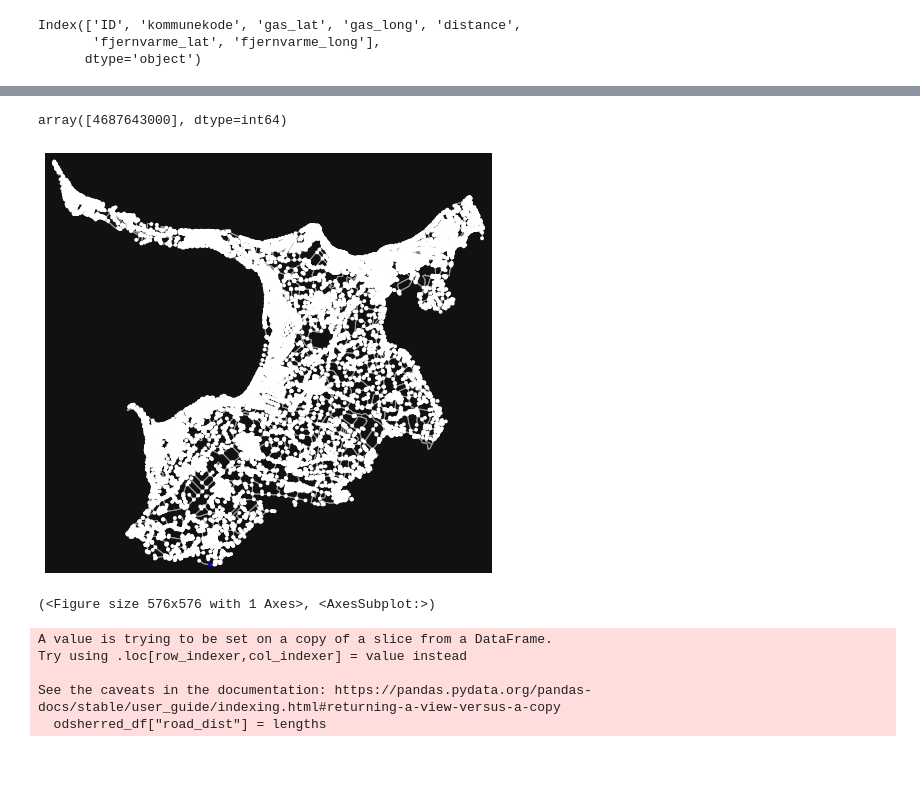
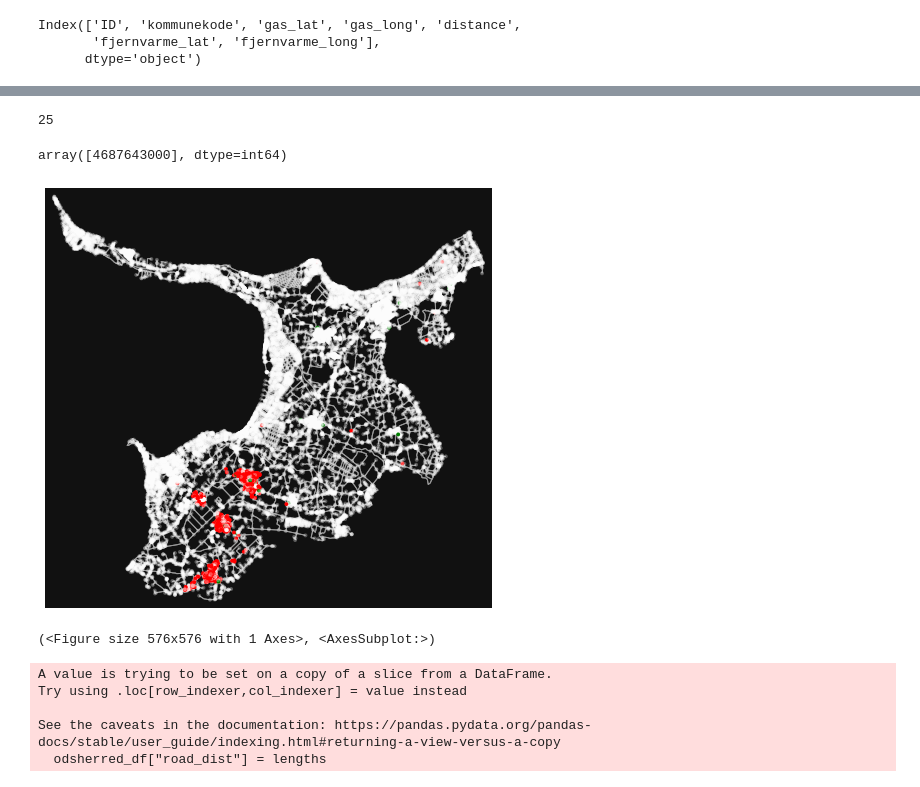
Before and after one commit to Rysias/parsing-gas, a Jupyter notebook: OsmnxTest.ipynb, the cells around one changed output, grey strips where cells are left out. Saved outputs shown, nothing was run; the diff lists cells and outputs as text; code cells hidden in the pictures.

```diff
--- a/OsmnxTest.ipynb
+++ b/OsmnxTest.ipynb
@@ -11,6 +14,6 @@ ox.settings.use_cache=True
 # %%
 DATA_DIR = Path("data")
-df = pd.read_csv(DATA_DIR / "gas_fjernvarme_distances.csv")
+df = pd.read_csv(DATA_DIR / "gas_fjernvarme_xy.csv")
 # %%
 df.columns
 # %% [output]
@@ -22,4 +25,4 @@ odsherred_id = 306
 place = "Odsherred Municipality"
 G = ox.graph_from_place(place, network_type="walk")
 # %%
-Gp = ox.project_graph(G, to_crs="epsg:25832")
+Gp = ox.project_graph(G)
@@ -54,5 +66,5 @@ Index(['ID', 'kommunekode', 'gas_lat', 'gas_long', 'distance',
        'fjernvarme_lat', 'fjernvarme_long'],
       dtype='object')
 # %%
-gas_nodes, gasdists = ox.distance.nearest_nodes(G, df["gas_long"].tolist(), df["gas_lat"].tolist(), return_dist=True,)
-fjern_nodes, dists = ox.distance.nearest_nodes(G, odsherred_df["fjernvarme_long"].tolist(), odsherred_df["fjernvarme_lat"].tolist(), return_dist=True,)
+gas_nodes, gasdists = ox.distance.nearest_nodes(Gp, odsherred_df["gas_x"].tolist(), odsherred_df["gas_y"].tolist(), return_dist=True,)
+fjern_nodes, dists = ox.distance.nearest_nodes(Gp, odsherred_df["fjernvarme_x"].tolist(), odsherred_df["fjernvarme_y"].tolist(), return_dist=True,)
@@ -93,13 +144,19 @@ for i, (gas, fjern) in enumerate(zip(gas_nodes, fjern_nodes)):
 # %%
-node_colors = ["blue" if node in gas_nodes else "white" for node in Gp.nodes]
+node_colors = ["green" if node in fjern_nodes else "red" if node in gas_nodes else "white" for node in Gp.nodes]
+node_alpha = [0.3 if col == "white" else 1 for col in node_colors]
+# %%
+(np.array(node_colors) == "red").sum()
+(np.array(node_colors) == "green").sum()
+# %% [output]
+25
 # %%
 np.unique(gas_nodes)
 # %% [output]
 array([4687643000], dtype=int64)
 # %%
-ox.plot_graph(Gp, node_color=node_colors)
+ox.plot_graph(Gp, node_color=node_colors, node_alpha=node_alpha)
 # %% [output]
-[figure, old version]
+[figure, new version]
 (<Figure size 576x576 with 1 Axes>, <AxesSubplot:>)
 # %%
 odsherred_df["road_dist"] = lengths
```
Also changed, not shown: parts of 15 cells of this notebook.
